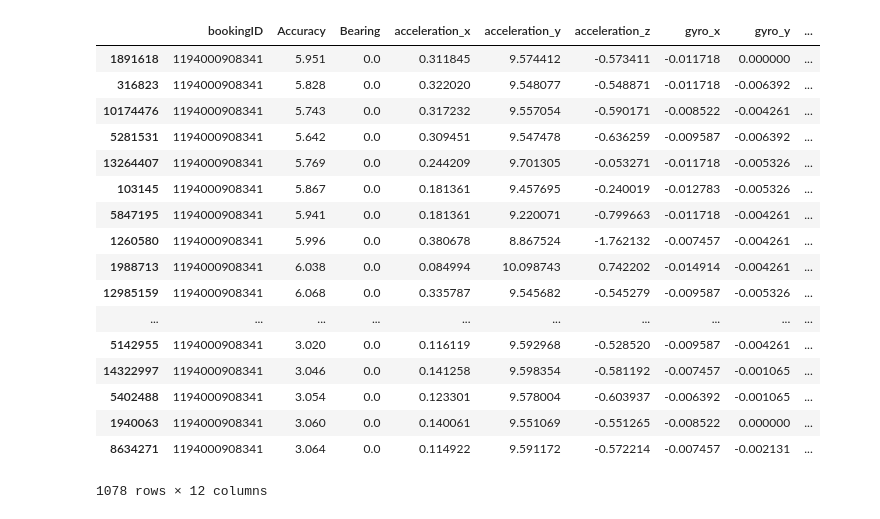
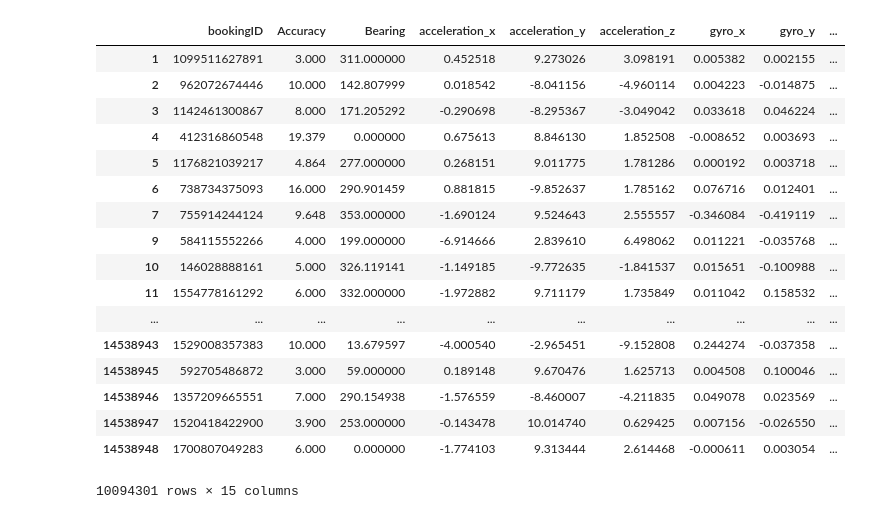
Before and after one commit to jtsw1990/grab-ai-safety, a Jupyter notebook: 1. Safety Challenge - Data reading.ipynb, the cells around one changed output. Cells and saved outputs as stored; diff of their text form; code cells hidden in the pictures.

```diff
--- a/1. Safety Challenge - Data reading.ipynb
+++ b/1. Safety Challenge - Data reading.ipynb
@@ -28,25 +31,27 @@ df = pd.merge(
     how="left",
     on="bookingID"
 )
+# %%
+df.loc[df["label"] == 0]
+# %% [output]
+|  | bookingID | Accuracy | Bearing | acceleration_x | acceleration_y | acceleration_z | gyro_x | gyro_y | ... |
+| 1 | 1099511627891 | 3.000 | 311.000000 | 0.452518 | 9.273026 | 3.098191 | 0.005382 | 0.002155 | ... |
+| 2 | 962072674446 | 10.000 | 142.807999 | 0.018542 | -8.041156 | -4.960114 | 0.004223 | -0.014875 | ... |
+| 3 | 1142461300867 | 8.000 | 171.205292 | -0.290698 | -8.295367 | -3.049042 | 0.033618 | 0.046224 | ... |
+| 4 | 412316860548 | 19.379 | 0.000000 | 0.675613 | 8.846130 | 1.852508 | -0.008652 | 0.003693 | ... |
+| 5 | 1176821039217 | 4.864 | 277.000000 | 0.268151 | 9.011775 | 1.781286 | 0.000192 | 0.003718 | ... |
+| 6 | 738734375093 | 16.000 | 290.901459 | 0.881815 | -9.852637 | 1.785162 | 0.076716 | 0.012401 | ... |
+| 7 | 755914244124 | 9.648 | 353.000000 | -1.690124 | 9.524643 | 2.555557 | -0.346084 | -0.419119 | ... |
+| 9 | 584115552266 | 4.000 | 199.000000 | -6.914666 | 2.839610 | 6.498062 | 0.011221 | -0.035768 | ... |
+| 10 | 146028888161 | 5.000 | 326.119141 | -1.149185 | -9.772635 | -1.841537 | 0.015651 | -0.100988 | ... |
+| 11 | 1554778161292 | 6.000 | 332.000000 | -1.972882 | 9.711179 | 1.735849 | 0.011042 | 0.158532 | ... |
+| ... | ... | ... | ... | ... | ... | ... | ... | ... | ... |
+| 14538943 | 1529008357383 | 10.000 | 13.679597 | -4.000540 | -2.965451 | -9.152808 | 0.244274 | -0.037358 | ... |
+| 14538945 | 592705486872 | 3.000 | 59.000000 | 0.189148 | 9.670476 | 1.625713 | 0.004508 | 0.100046 | ... |
+| 14538946 | 1357209665551 | 7.000 | 290.154938 | -1.576559 | -8.460007 | -4.211835 | 0.049078 | 0.023569 | ... |
+| 14538947 | 1520418422900 | 3.900 | 253.000000 | -0.143478 | 10.014740 | 0.629425 | 0.007156 | -0.026550 | ... |
+| 14538948 | 1700807049283 | 6.000 | 0.000000 | -1.774103 | 9.313444 | 2.614468 | -0.000611 | 0.003054 | ... |
+10094301 rows × 15 columns
 # %%
 # Let's look at a case where the booking is in fact dangerous
-df.loc[df["bookingID"] == 1194000908341].sort_values("second")
+booking_1_1 = df.loc[df["bookingID"] == 1709396983813].sort_values("second")
-# %% [output]
-|  | bookingID | Accuracy | Bearing | acceleration_x | acceleration_y | acceleration_z | gyro_x | gyro_y | ... |
-| 1891618 | 1194000908341 | 5.951 | 0.0 | 0.311845 | 9.574412 | -0.573411 | -0.011718 | 0.000000 | ... |
-| 316823 | 1194000908341 | 5.828 | 0.0 | 0.322020 | 9.548077 | -0.548871 | -0.011718 | -0.006392 | ... |
-| 10174476 | 1194000908341 | 5.743 | 0.0 | 0.317232 | 9.557054 | -0.590171 | -0.008522 | -0.004261 | ... |
-| 5281531 | 1194000908341 | 5.642 | 0.0 | 0.309451 | 9.547478 | -0.636259 | -0.009587 | -0.006392 | ... |
-| 13264407 | 1194000908341 | 5.769 | 0.0 | 0.244209 | 9.701305 | -0.053271 | -0.011718 | -0.005326 | ... |
-| 103145 | 1194000908341 | 5.867 | 0.0 | 0.181361 | 9.457695 | -0.240019 | -0.012783 | -0.005326 | ... |
-| 5847195 | 1194000908341 | 5.941 | 0.0 | 0.181361 | 9.220071 | -0.799663 | -0.011718 | -0.004261 | ... |
-| 1260580 | 1194000908341 | 5.996 | 0.0 | 0.380678 | 8.867524 | -1.762132 | -0.007457 | -0.004261 | ... |
-| 1988713 | 1194000908341 | 6.038 | 0.0 | 0.084994 | 10.098743 | 0.742202 | -0.014914 | -0.004261 | ... |
-| 12985159 | 1194000908341 | 6.068 | 0.0 | 0.335787 | 9.545682 | -0.545279 | -0.009587 | -0.005326 | ... |
-| ... | ... | ... | ... | ... | ... | ... | ... | ... | ... |
-| 5142955 | 1194000908341 | 3.020 | 0.0 | 0.116119 | 9.592968 | -0.528520 | -0.009587 | -0.004261 | ... |
-| 14322997 | 1194000908341 | 3.046 | 0.0 | 0.141258 | 9.598354 | -0.581192 | -0.007457 | -0.001065 | ... |
-| 5402488 | 1194000908341 | 3.054 | 0.0 | 0.123301 | 9.578004 | -0.603937 | -0.006392 | -0.001065 | ... |
-| 1940063 | 1194000908341 | 3.060 | 0.0 | 0.140061 | 9.551069 | -0.551265 | -0.008522 | 0.000000 | ... |
-| 8634271 | 1194000908341 | 3.064 | 0.0 | 0.114922 | 9.591172 | -0.572214 | -0.007457 | -0.002131 | ... |
-1078 rows × 12 columns
```
Also changed, not shown: parts of 15 cells of this notebook.
